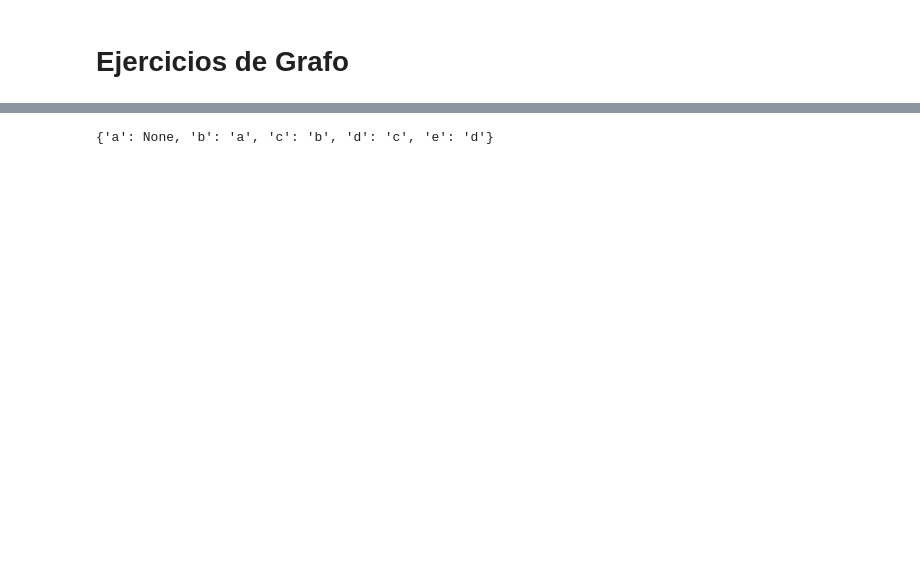
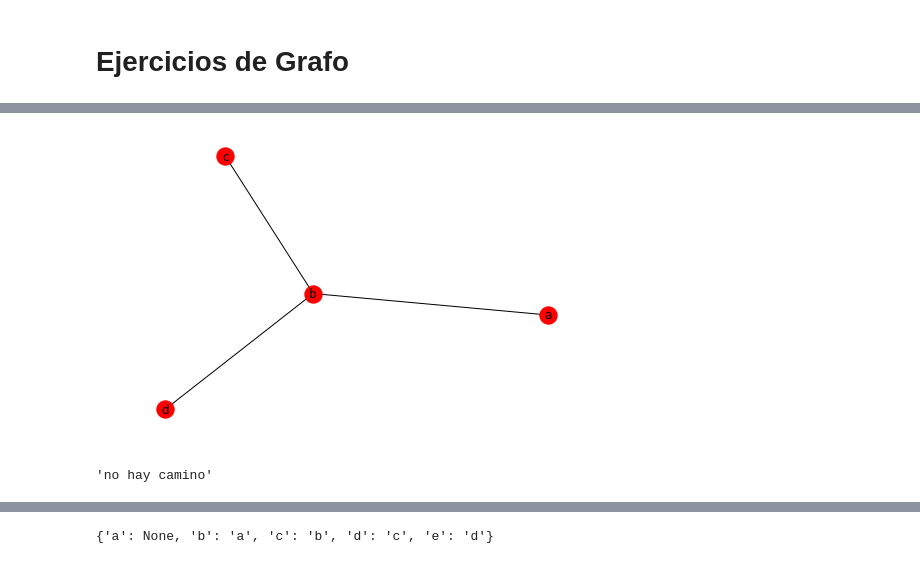
Before and after one commit to larissaOjeda/Clase-EDA-2019, a Jupyter notebook: EjerciciosPython/Ejercicios de Grafo.ipynb, the cells around one changed output, grey strips where cells are left out. Saved outputs shown, nothing was run; the diff lists cells and outputs as text; code cells hidden in the pictures; blank space fills up the shorter version.

```diff
--- a/EjerciciosPython/Ejercicios de Grafo.ipynb
+++ b/EjerciciosPython/Ejercicios de Grafo.ipynb
@@ -81,0 +176,14 @@ g.visitaDFS()
+# %%
+###No tiene
+f=mi_grafo()
+f.insertEdge('a','b')
+f.insertEdge('b','c')
+f.insertEdge('b','d')
+F=nx.from_dict_of_lists(f.listaSinPesos())
+nx.draw(F,with_labels=True)
+# %% [output]
+[figure, added]
+# %%
+f.HamPath()
+# %% [output]
+'no hay camino'
```
Also changed, not shown: parts of 34 cells of this notebook, 3 other files.
